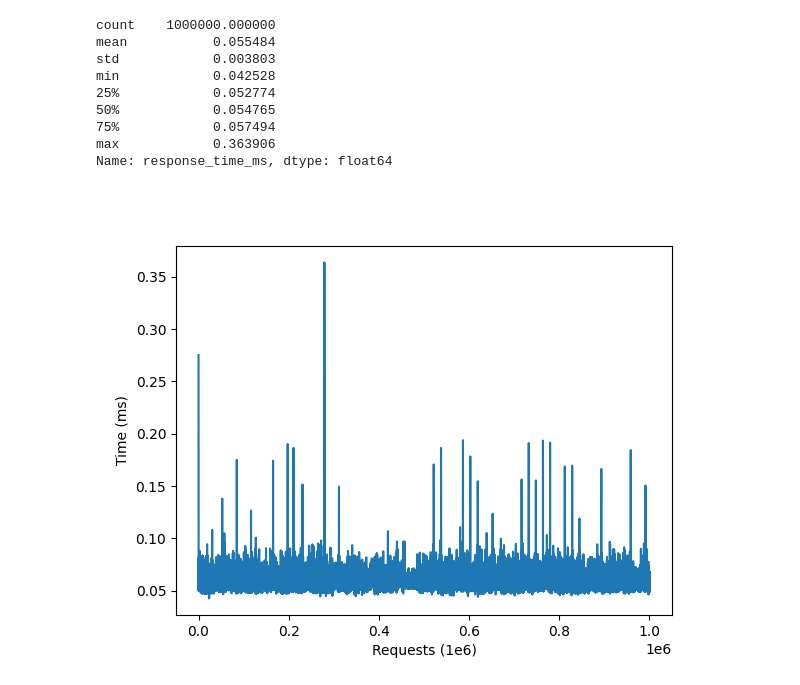
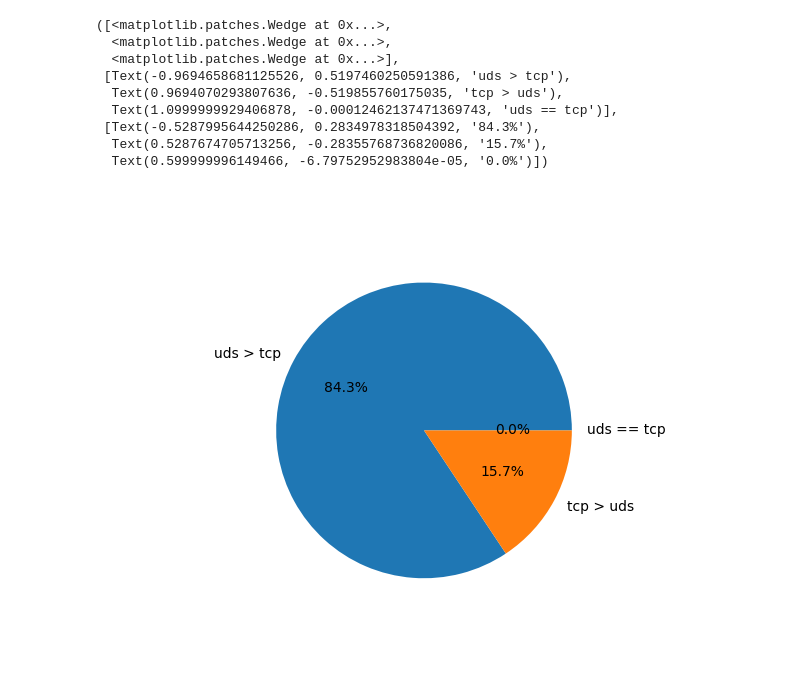
Before and after one commit to Elvis339/research-ml-inference, a Jupyter notebook: metrics/main.ipynb, the cells around one changed output. Cells and saved outputs as stored; diff of their text form; code cells hidden in the pictures.

Commit message:
feat: extended request reply

```diff
--- a/metrics/main.ipynb
+++ b/metrics/main.ipynb
@@ -12,26 +12,28 @@ config = {
     }
 }
 
-df = pd.read_csv(config['path']['bench_uds'])
+uds_df = pd.read_csv(config['path']['bench_uds'])
+tcp_df = pd.read_csv(config['path']['bench_tcp'])
-# %%
-df['response_time_ms'].describe()
-# %% [output]
-count    1000000.000000
-mean           0.055484
-std            0.003803
-min            0.042528
-25%            0.052774
-50%            0.054765
-75%            0.057494
-max            0.363906
-Name: response_time_ms, dtype: float64
-# %%
-plt.figure()
-plt.plot(df['response_time_ms'])
-
-plt.xlabel("Requests (1e6)")
-plt.ylabel("Time (ms)")
-
-plt.show()
-# %% [output]
-[figure, removed]
+# %%
+diff = tcp_df['response_time_ms'] - uds_df['response_time_ms']
+
+uds_better_then_tcp = diff.where(lambda x: x > 0).dropna()
+tcp_better_then_uds = diff.where(lambda x: x < 0).dropna()
+equal = diff.where(lambda x: x == 0).dropna()
+
+labels = ['uds > tcp', 'tcp > uds', 'uds == tcp']
+data = [uds_better_then_tcp.count(), tcp_better_then_uds.count(), equal.count()]
+
+fig, ax = plt.subplots()
+ax.pie(data, labels=labels, autopct='%1.1f%%')
+# %% [output]
+([<matplotlib.patches.Wedge at 0x...>,
+  <matplotlib.patches.Wedge at 0x...>,
+  <matplotlib.patches.Wedge at 0x...>],
+ [Text(-0.9694658681125526, 0.5197460250591386, 'uds > tcp'),
+  Text(0.9694070293807636, -0.519855760175035, 'tcp > uds'),
+  Text(1.0999999929406878, -0.00012462137471369743, 'uds == tcp')],
+ [Text(-0.5287995644250286, 0.2834978318504392, '84.3%'),
+  Text(0.5287674705713256, -0.28355768736820086, '15.7%'),
+  Text(0.599999996149466, -6.79752952983804e-05, '0.0%')])
+[figure, added]
```
Also changed, not shown: parts of 3 cells of this notebook, 10 other files.
